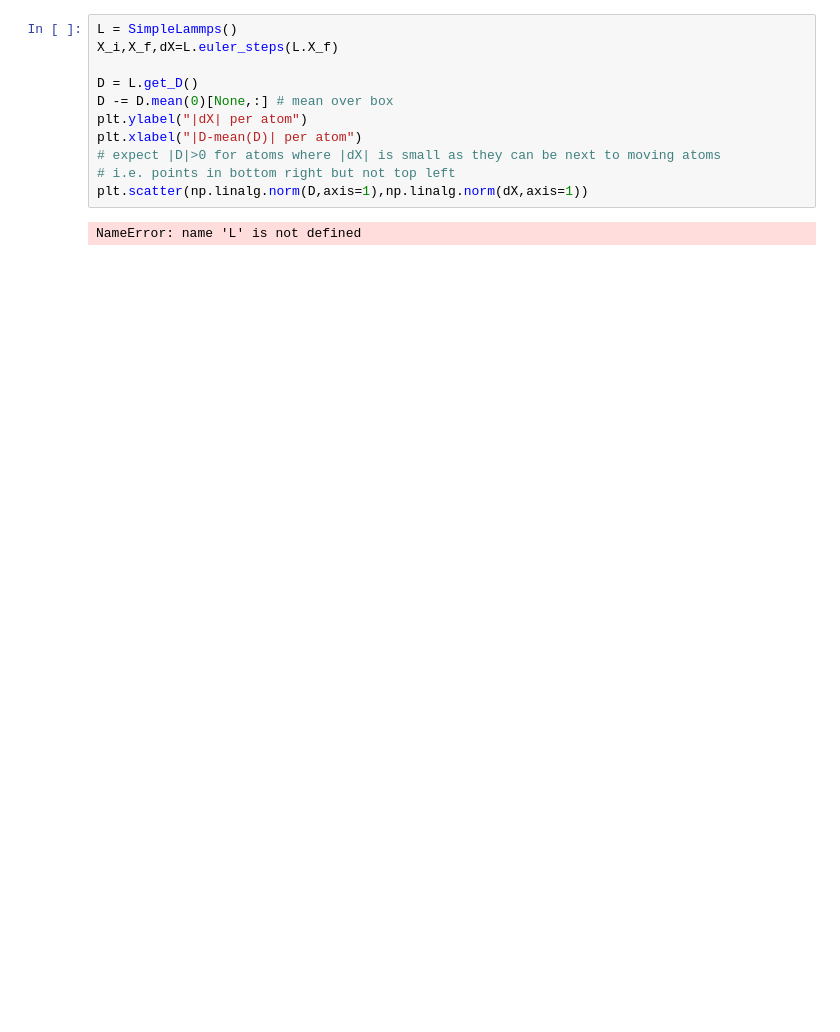
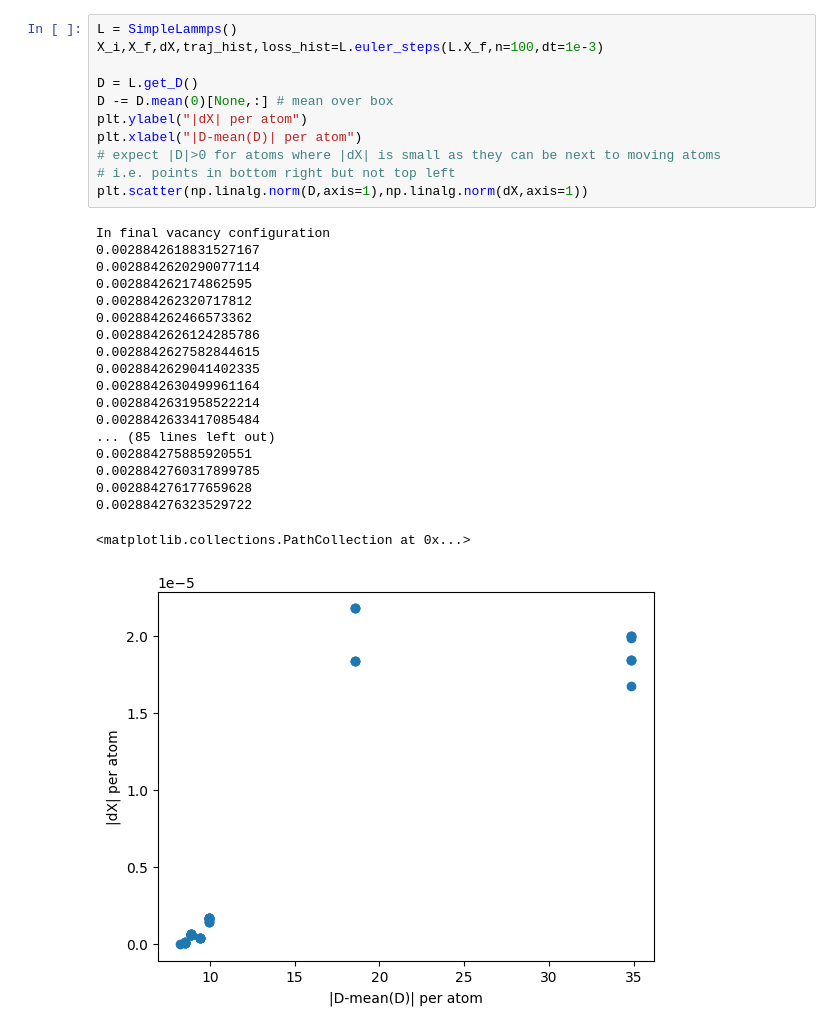
Before and after one commit to noeblassel/IMSI2024GenerativeModels, a Jupyter notebook: SimpleDescriptors.ipynb, the cells around one changed output. Drawn from its saved outputs; the diff is of its cells as text; blank space fills up the shorter version.

```diff
--- a/SimpleDescriptors.ipynb
+++ b/SimpleDescriptors.ipynb
@@ -114,13 +158,31 @@ class SimpleLammps():
 # %%
 L = SimpleLammps()
-X_i,X_f,dX=L.euler_steps(L.X_f)
+X_i,X_f,dX,traj_hist,loss_hist=L.euler_steps(L.X_f,n=100,dt=1e-3)
 
 D = L.get_D()
 D -= D.mean(0)[None,:] # mean over box
 plt.ylabel("|dX| per atom")
 plt.xlabel("|D-mean(D)| per atom")
 # expect |D|>0 for atoms where |dX| is small as they can be next to moving atoms
 # i.e. points in bottom right but not top left
 plt.scatter(np.linalg.norm(D,axis=1),np.linalg.norm(dX,axis=1))
 # %% [output]
-NameError: name 'L' is not defined
+In final vacancy configuration
+0.0028842618831527167
+0.0028842620290077114
+0.002884262174862595
+0.002884262320717812
+0.002884262466573362
+0.0028842626124285786
+0.0028842627582844615
+0.0028842629041402335
+0.0028842630499961164
+0.0028842631958522214
+0.0028842633417085484
+... (85 lines left out)
+0.002884275885920551
+0.0028842760317899785
+0.002884276177659628
+0.002884276323529722
+<matplotlib.collections.PathCollection at 0x...>
+[figure, added]
```
Also changed, not shown: parts of 4 cells of this notebook.
